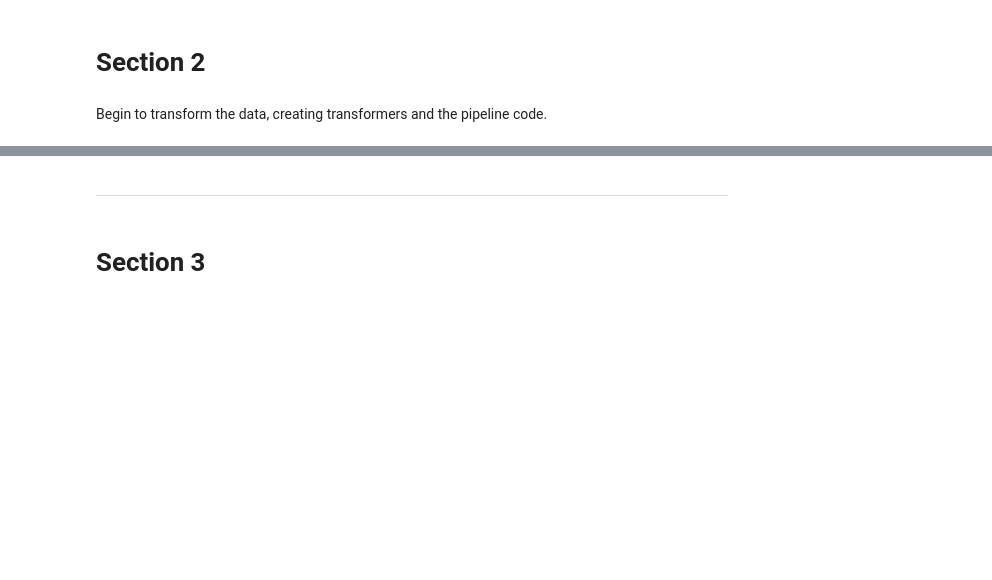
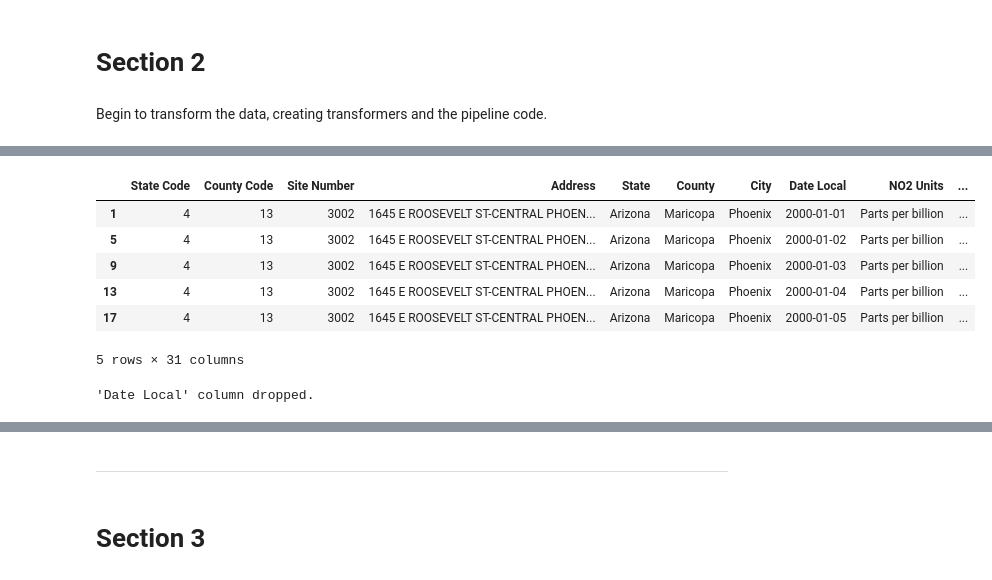
Before and after one commit to AjayChohan1/air-quality-dashboard, a Jupyter notebook: jupyter_notebooks/notebook.ipynb, the cells around one changed output, grey strips where cells are left out. Drawn from its saved outputs; the diff is of its cells as text; code cells hidden in the pictures; blank space fills up the shorter version.

```diff
--- a/jupyter_notebooks/notebook.ipynb
+++ b/jupyter_notebooks/notebook.ipynb
@@ -120,5 +256,5 @@ print(df1.dtypes)
 # %%
-# Drop "Unnamed: 0" column from df1
+# Drop "Unnamed: 0" column from df
 # Code drops all columns with string "Unnamed"
-df1 = df1.loc[:, ~df1.columns.str.contains("^Unnamed")]
+df = df.loc[:, ~df.columns.str.contains("^Unnamed")]
 print("'Unnamed: 0' column dropped.")
@@ -131,4 +287,4 @@ print(df1.dtypes)
 # %%
-# Rename "Site Num" column to "Site Number" in df1
-df1 = df1.rename(columns={"Site Num": "Site Number"})
+# Rename "Site Num" column to "Site Number" in df
+df = df.rename(columns={"Site Num": "Site Number"})
 print("Column 'Site Num' renamed to 'Site Number'.")
@@ -141,12 +317,22 @@ print(df1.dtypes)
 # %%
 # Add "Date", "Year" and "Month" columns using the "Date Local" column
 # Make sure the new "Date" column is in "datetime" format
-df1["Date"] = pd.to_datetime(df1["Date Local"])
-df1["Year"] = df1["Date"].dt.year
-df1["Month"] = df1["Date"].dt.month
-df1.head()
+df["Date"] = pd.to_datetime(df["Date Local"])
+df["Year"] = df["Date"].dt.year
+df["Month"] = df["Date"].dt.month
+df.head()
+# %% [output]
+|  | State Code | County Code | Site Number | Address | State | County | City | Date Local | NO2 Units | ... |
+| 1 | 4 | 13 | 3002 | 1645 E ROOSEVELT ST-CENTRAL PHOEN... | Arizona | Maricopa | Phoenix | 2000-01-01 | Parts per billion | ... |
+| 5 | 4 | 13 | 3002 | 1645 E ROOSEVELT ST-CENTRAL PHOEN... | Arizona | Maricopa | Phoenix | 2000-01-02 | Parts per billion | ... |
+| 9 | 4 | 13 | 3002 | 1645 E ROOSEVELT ST-CENTRAL PHOEN... | Arizona | Maricopa | Phoenix | 2000-01-03 | Parts per billion | ... |
+| 13 | 4 | 13 | 3002 | 1645 E ROOSEVELT ST-CENTRAL PHOEN... | Arizona | Maricopa | Phoenix | 2000-01-04 | Parts per billion | ... |
+| 17 | 4 | 13 | 3002 | 1645 E ROOSEVELT ST-CENTRAL PHOEN... | Arizona | Maricopa | Phoenix | 2000-01-05 | Parts per billion | ... |
+5 rows × 31 columns
 # %%
-# Drop "Date Local" column from df1
-df1 = df1.drop(columns=["Date Local"])
+# Drop "Date Local" column from df
+df = df.drop(columns=["Date Local"])
 print("'Date Local' column dropped.")
+# %% [output]
+'Date Local' column dropped.
 # %%
```
Also changed, not shown: parts of 24 cells of this notebook.
